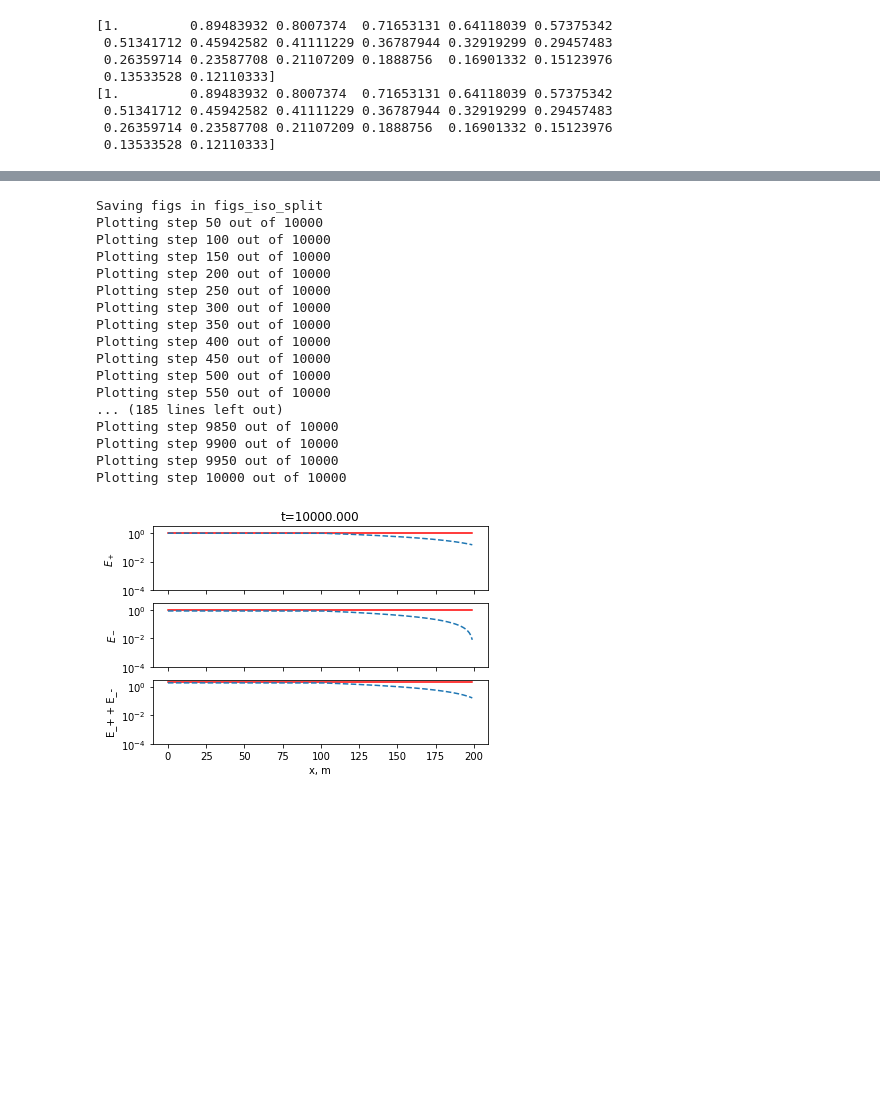
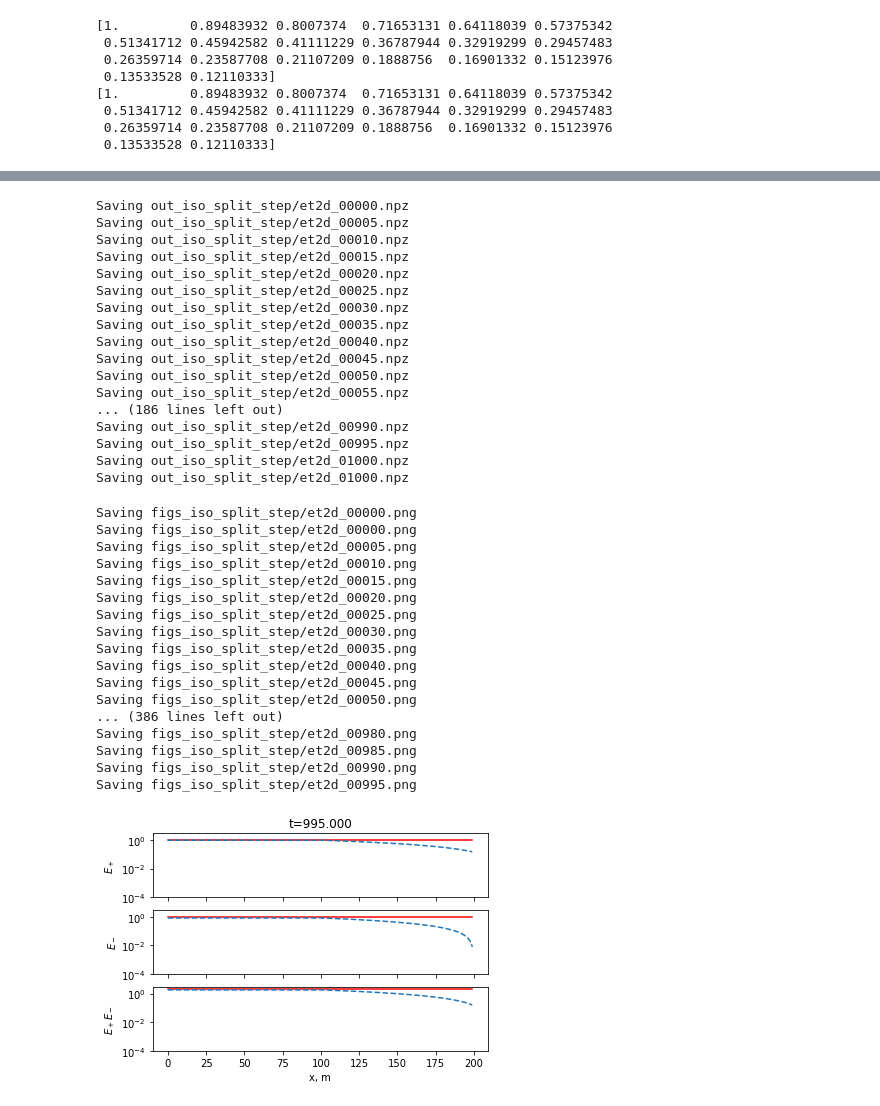
Before and after one commit to tdcwilliams/pywave, a Jupyter notebook: notebooks/energy_transport/energy_transfer_2dirns.ipynb, the cells around one changed output, grey strips where cells are left out. Drawn from its saved outputs; the diff is of its cells as text; code cells hidden in the pictures; blank space fills up the shorter version.

```diff
--- a/notebooks/energy_transport/energy_transfer_2dirns.ipynb
+++ b/notebooks/energy_transport/energy_transfer_2dirns.ipynb
@@ -203,20 +160,3 @@ Plotting step 10000 out of 10000
 # %%
-# no dissipation
-# - split step solver with larger time step
-et2d = ET2DirnsManager(
-    dx, dt, cg,
-    reflection_coefficient=refl,
-    alpha=alpha,
-    gamma=gamma,
-    nx=200,
-    nt=10e3,
-    outdir="figs_iso_split",
-    aniso=False,
-    scheme="lax_wendroff",
-    limiter="superbee",
-    u_correction_scheme="split_step",
-    neumann=False,
-    u_in=1,
-)
-et2d.plot_step(0)
+et2d = EnergyTransfer2DirnsManager.from_config('config_files/iso_split.cfg', verbose=True)
 # %% [output]
@@ -224,21 +182,41 @@ et2d.plot_step(0)
 # %%
-et2d.run(reps=50)
+et2d.run()
 # %% [output]
-Saving figs in figs_iso_split
-Plotting step 50 out of 10000
-Plotting step 100 out of 10000
-Plotting step 150 out of 10000
-Plotting step 200 out of 10000
-Plotting step 250 out of 10000
-Plotting step 300 out of 10000
-Plotting step 350 out of 10000
-Plotting step 400 out of 10000
-Plotting step 450 out of 10000
-Plotting step 500 out of 10000
-Plotting step 550 out of 10000
-... (185 lines left out)
-Plotting step 9850 out of 10000
-Plotting step 9900 out of 10000
-Plotting step 9950 out of 10000
-Plotting step 10000 out of 10000
+Saving out_iso_split_step/et2d_00000.npz
+Saving out_iso_split_step/et2d_00005.npz
+Saving out_iso_split_step/et2d_00010.npz
+Saving out_iso_split_step/et2d_00015.npz
+Saving out_iso_split_step/et2d_00020.npz
+Saving out_iso_split_step/et2d_00025.npz
+Saving out_iso_split_step/et2d_00030.npz
+Saving out_iso_split_step/et2d_00035.npz
+Saving out_iso_split_step/et2d_00040.npz
+Saving out_iso_split_step/et2d_00045.npz
+Saving out_iso_split_step/et2d_00050.npz
+Saving out_iso_split_step/et2d_00055.npz
+... (186 lines left out)
+Saving out_iso_split_step/et2d_00990.npz
+Saving out_iso_split_step/et2d_00995.npz
+Saving out_iso_split_step/et2d_01000.npz
+Saving out_iso_split_step/et2d_01000.npz
-[figure, removed]
+# %%
+et2d.plot_steps()
+# %% [output]
+Saving figs_iso_split_step/et2d_00000.png
+Saving figs_iso_split_step/et2d_00000.png
+Saving figs_iso_split_step/et2d_00005.png
+Saving figs_iso_split_step/et2d_00010.png
+Saving figs_iso_split_step/et2d_00015.png
+Saving figs_iso_split_step/et2d_00020.png
+Saving figs_iso_split_step/et2d_00025.png
+Saving figs_iso_split_step/et2d_00030.png
+Saving figs_iso_split_step/et2d_00035.png
+Saving figs_iso_split_step/et2d_00040.png
+Saving figs_iso_split_step/et2d_00045.png
+Saving figs_iso_split_step/et2d_00050.png
+... (386 lines left out)
+Saving figs_iso_split_step/et2d_00980.png
+Saving figs_iso_split_step/et2d_00985.png
+Saving figs_iso_split_step/et2d_00990.png
+Saving figs_iso_split_step/et2d_00995.png
+[figure, added]
```
Also changed, not shown: parts of 15 cells of this notebook.
